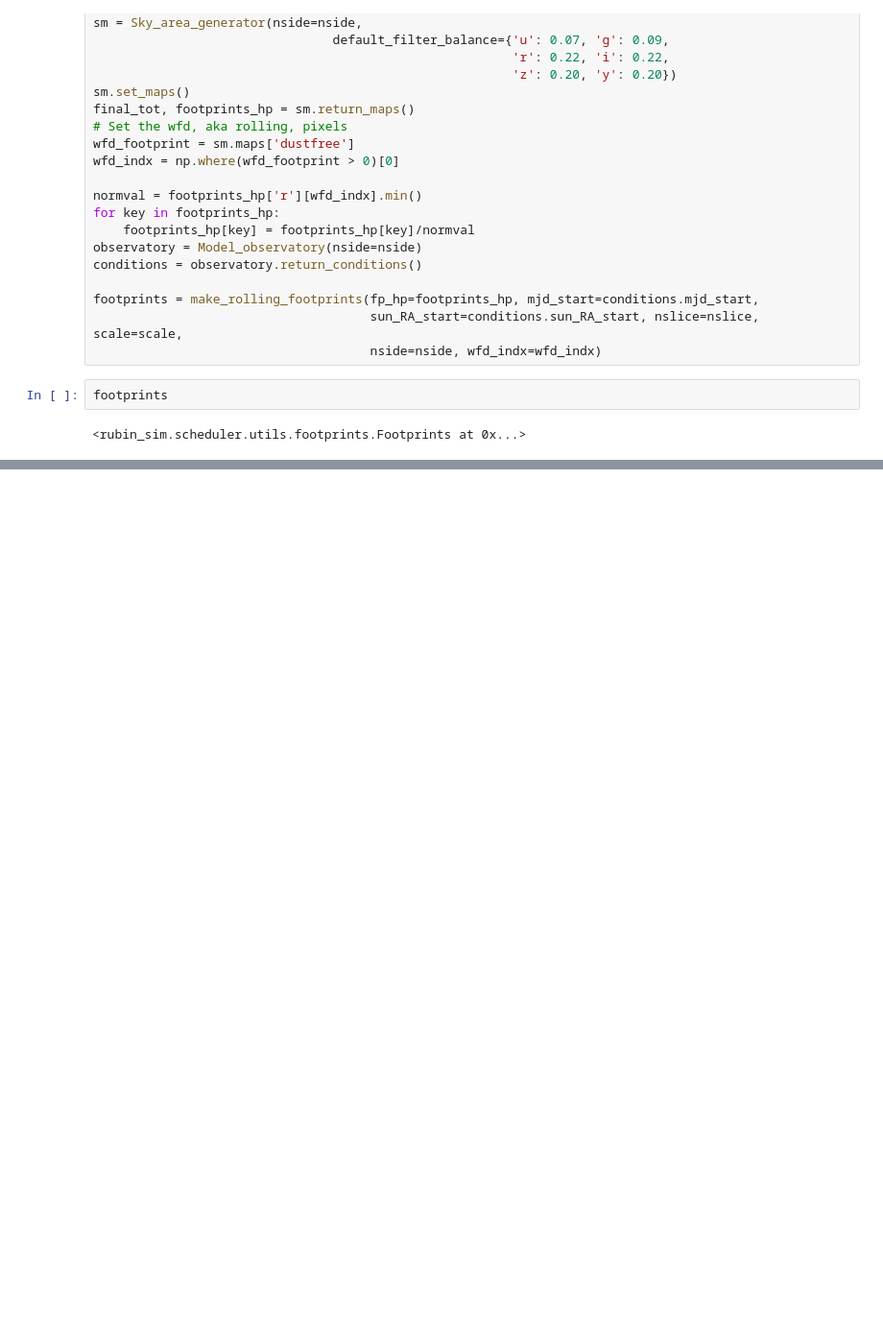
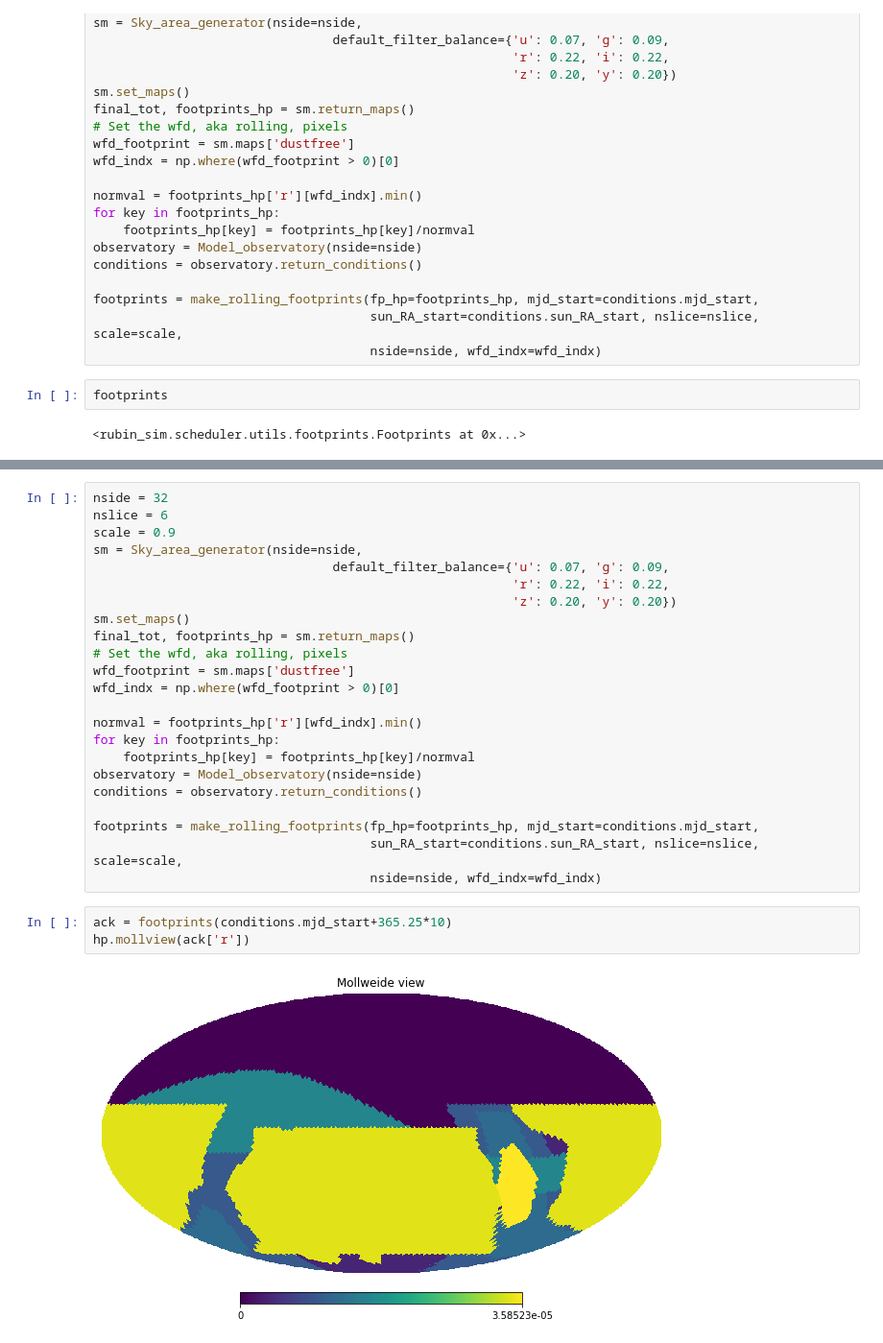
Before and after one commit to lsst-sims/sims_featureScheduler_runs2.0, a Jupyter notebook: baseline/roll_area_check.ipynb, the cells around one changed output, grey strips where cells are left out. Shown at 96% size. Cells and saved outputs as stored; diff of their text form; blank space fills up the shorter version.

```diff
--- a/baseline/roll_area_check.ipynb
+++ b/baseline/roll_area_check.ipynb
@@ -42,0 +43,28 @@ hp.mollview(ack['r'])
+# %%
+nside = 32
+nslice = 6
+scale = 0.9
+sm = Sky_area_generator(nside=nside,
+                                default_filter_balance={'u': 0.07, 'g': 0.09,
+                                                        'r': 0.22, 'i': 0.22,
+                                                        'z': 0.20, 'y': 0.20})
+sm.set_maps()
+final_tot, footprints_hp = sm.return_maps()
+# Set the wfd, aka rolling, pixels
+wfd_footprint = sm.maps['dustfree']
+wfd_indx = np.where(wfd_footprint > 0)[0]
+
+normval = footprints_hp['r'][wfd_indx].min()
+for key in footprints_hp:
+    footprints_hp[key] = footprints_hp[key]/normval
+observatory = Model_observatory(nside=nside)
+conditions = observatory.return_conditions()
+
+footprints = make_rolling_footprints(fp_hp=footprints_hp, mjd_start=conditions.mjd_start,
+                                     sun_RA_start=conditions.sun_RA_start, nslice=nslice, scale=scale,
+                                     nside=nside, wfd_indx=wfd_indx)
+# %%
+ack = footprints(conditions.mjd_start+365.25*10)
+hp.mollview(ack['r'])
+# %% [output]
+[figure, added]
```
Also changed, not shown: parts of 2 cells of this notebook, 1 other file.
